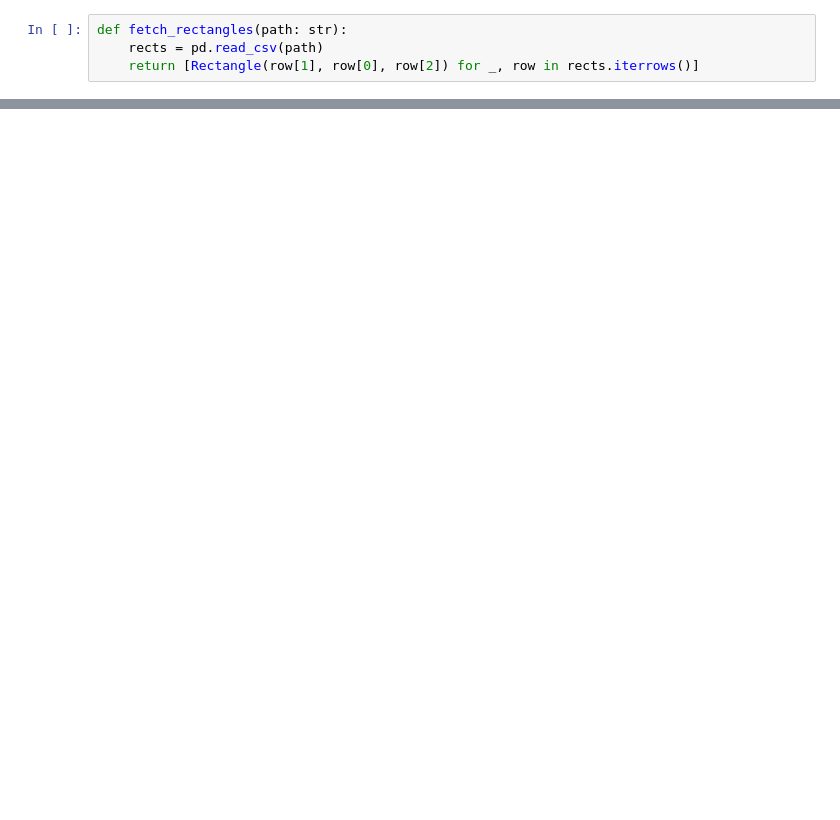
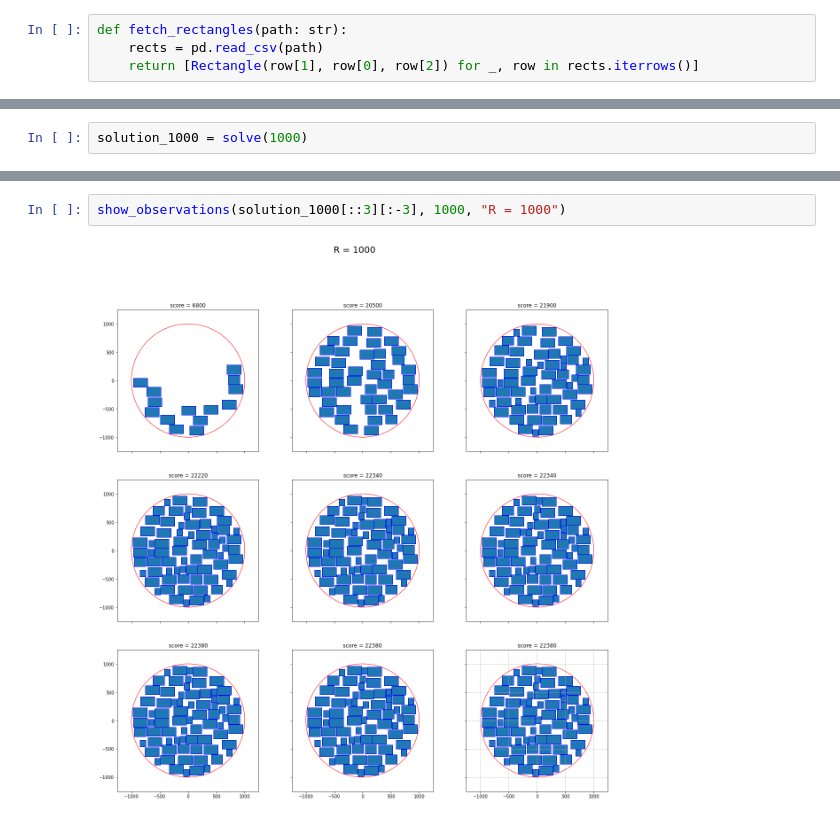
Before and after one commit to pablo2811/genetic-algo, a Jupyter notebook: src/problems/cutting-stock/testing.ipynb, the cells around one changed output, grey strips where cells are left out. Drawn from its saved outputs; the diff is of its cells as text; blank space fills up the shorter version.

```diff
--- a/src/problems/cutting-stock/testing.ipynb
+++ b/src/problems/cutting-stock/testing.ipynb
@@ -145,0 +101,2 @@ best_obs
+# %%
+solution_1000 = solve(1000)
@@ -145,0 +121,4 @@ best_obs
+# %%
+show_observations(solution_1000[::3][:-3], 1000, "R = 1000")
+# %% [output]
+[figure, added]
```
Also changed, not shown: parts of 24 cells of this notebook, 6 other files.
